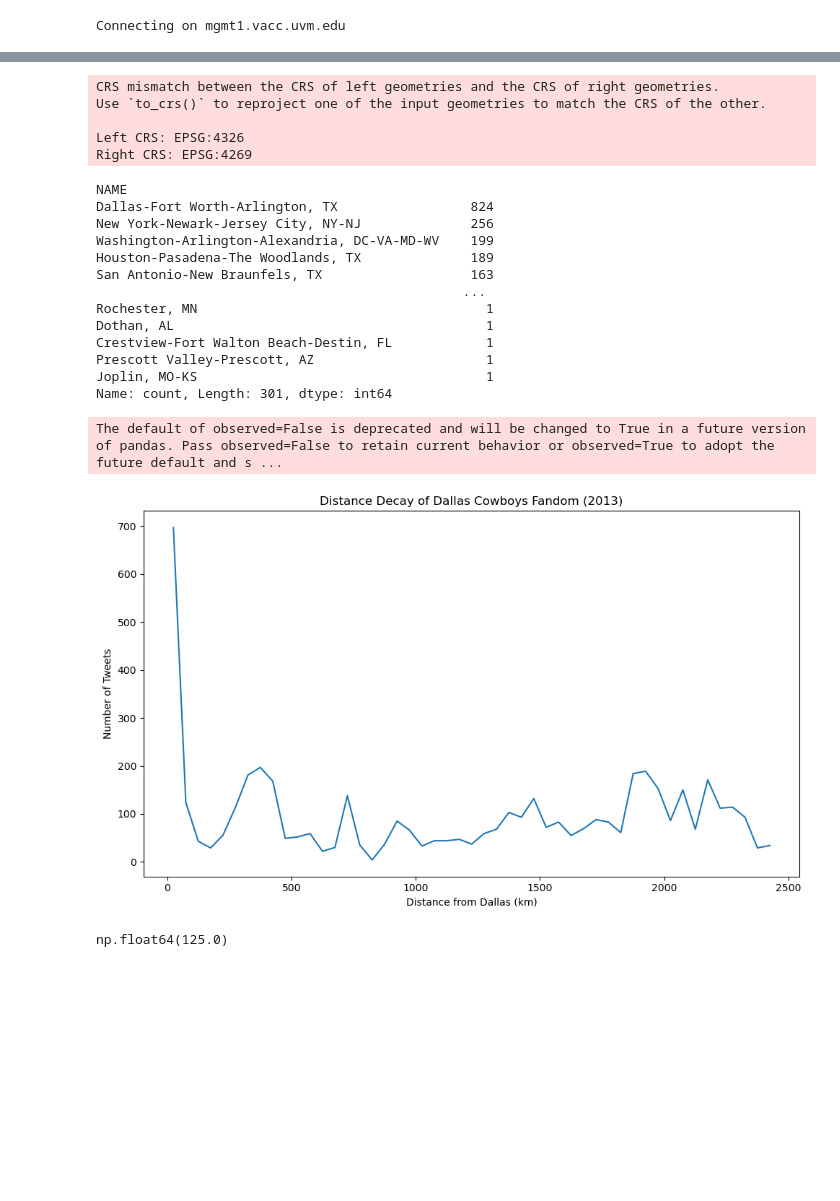
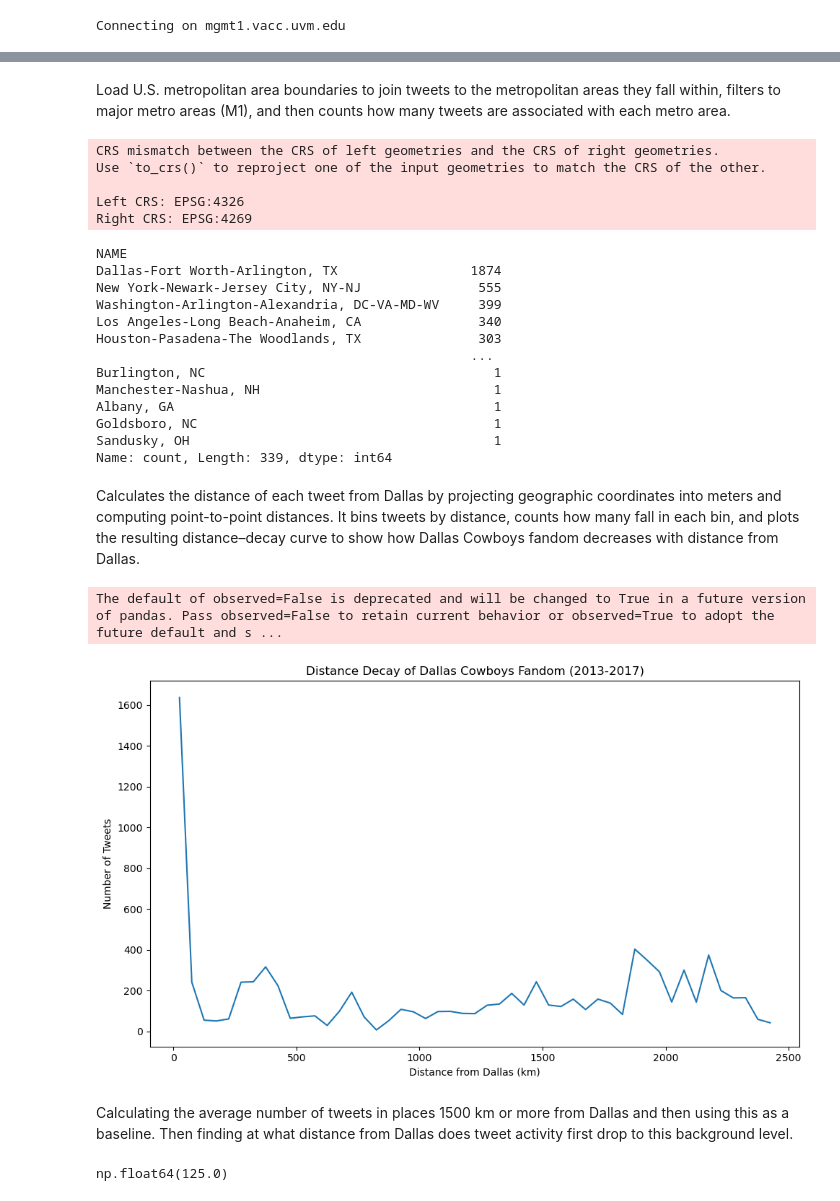
Before and after one commit to ekollrack/EK-Thesis, a Jupyter notebook: fandom_radius_DAL.ipynb, the cells around one changed output, grey strips where cells are left out. Saved outputs shown, nothing was run; the diff lists cells and outputs as text; code cells hidden in the pictures; blank space fills up the shorter version.

```diff
--- a/fandom_radius_DAL.ipynb
+++ b/fandom_radius_DAL.ipynb
@@ -12,9 +15,9 @@ games = pd.read_csv("/Users/elisabethkollrack/Thesis/EK-thesis/games.csv")
 games = games[games['game_type'] == 'REG']
 games['gameday'] = pd.to_datetime(games['gameday'], format='%m/%d/%y')
 
-# Dallas 2013 games
+# Dallas games
 dallas_games = games[
-    (games['season'] == 2013) &
+    (games['season'] >= 2013) & (games['season'] <= 2017) &
     ((games['home_team'] == 'DAL') | (games['away_team'] == 'DAL'))
 ].sort_values(['season', 'gameday'])
 # %%
@@ -24,4 +29,6 @@ Connecting on mgmt1.vacc.uvm.edu
 # %%
+%%capture
+
 all_tweets = []
 for index, game in dallas_games.iterrows():
     gameday = game['gameday']
@@ -34,7 +41,7 @@ for index, game in dallas_games.iterrows():
 
     anchors = [
         "#DallasCowboys",
-        "#CowboysNation",
+        "#cowboys",
         f"#DALvs{opponent}",
         f"#{opponent}vsDAL"
     ]
@@ -79,3 +74,5 @@ geo_df.head()
+# %% [markdown]
+Load U.S. metropolitan area boundaries to join tweets to the metropolitan areas they fall within, filters to major metro areas (M1), and then counts how many tweets are associated with each metro area.
 # %%
 cities = gpd.read_file("/Users/elisabethkollrack/Thesis/EK-Thesis/tl_2024_us_cbsa/tl_2024_us_cbsa.shp")
 
@@ -104,22 +101,22 @@ Use `to_crs()` to reproject one of the input geometries to match the CRS of the
 Left CRS: EPSG:4326
 Right CRS: EPSG:4269
 NAME
-Dallas-Fort Worth-Arlington, TX                 824
-New York-Newark-Jersey City, NY-NJ              256
-Washington-Arlington-Alexandria, DC-VA-MD-WV    199
-Houston-Pasadena-The Woodlands, TX              189
-San Antonio-New Braunfels, TX                   163
-                                               ...
-Rochester, MN                                     1
-Dothan, AL                                        1
-Crestview-Fort Walton Beach-Destin, FL            1
-Prescott Valley-Prescott, AZ                      1
-Joplin, MO-KS                                     1
-Name: count, Length: 301, dtype: int64
+Dallas-Fort Worth-Arlington, TX                 1874
+New York-Newark-Jersey City, NY-NJ               555
+Washington-Arlington-Alexandria, DC-VA-MD-WV     399
+Los Angeles-Long Beach-Anaheim, CA               340
+Houston-Pasadena-The Woodlands, TX               303
+                                                ...
+Burlington, NC                                     1
+Manchester-Nashua, NH                              1
+Albany, GA                                         1
+Goldsboro, NC                                      1
+Sandusky, OH                                       1
+Name: count, Length: 339, dtype: int64
+# %% [markdown]
+Calculates the distance of each tweet from Dallas by projecting geographic coordinates into meters and computing point-to-point distances. It bins tweets by distance, counts how many fall in each bin, and plots the resulting distance–decay curve to show how Dallas Cowboys fandom decreases with distance from Dallas.
 # %%
 # radius of fandom
-from shapely import Point
-
 dallas_center = Point(-96.7970, 32.7767)
 
 # project tweets to meters
@@ -137,33 +134,35 @@ tweets_proj["distance_km"] = (
 bins = np.arange(0, 2500, 50)  # 0–2500 km in 50 km bins
 tweets_proj["distance_bin"] = pd.cut(
     tweets_proj["distance_km"], bins=bins
 )
 
 distance_counts = (
     tweets_proj
     .groupby("distance_bin")
     .size()
     .reset_index(name="tweet_count")
 )
 
 # Get bin midpoints for plotting
 distance_counts["bin_mid_km"] = (
     distance_counts["distance_bin"]
     .apply(lambda x: x.mid)
     .astype(float)
 )
 
 
 plt.figure(figsize=(10,6))
 plt.plot(
     distance_counts["bin_mid_km"],
     distance_counts["tweet_count"]
 )
 plt.xlabel("Distance from Dallas (km)")
 plt.ylabel("Number of Tweets")
-plt.title("Distance Decay of Dallas Cowboys Fandom (2013)")
+plt.title("Distance Decay of Dallas Cowboys Fandom (2013-2017)")
 plt.show()
 # %% [output]
 The default of observed=False is deprecated and will be changed to True in a future version of pandas. Pass observed=False to retain current behavior or observed=True to adopt the future default and s ...
-[figure, old version]
+[figure, new version]
+# %% [markdown]
+Calculating the average number of tweets in places 1500 km or more from Dallas and then using this as a baseline. Then finding at what distance from Dallas does tweet activity first drop to this background level.
 # %%
```
Also changed, not shown: parts of 11 cells of this notebook, 14 other files.
